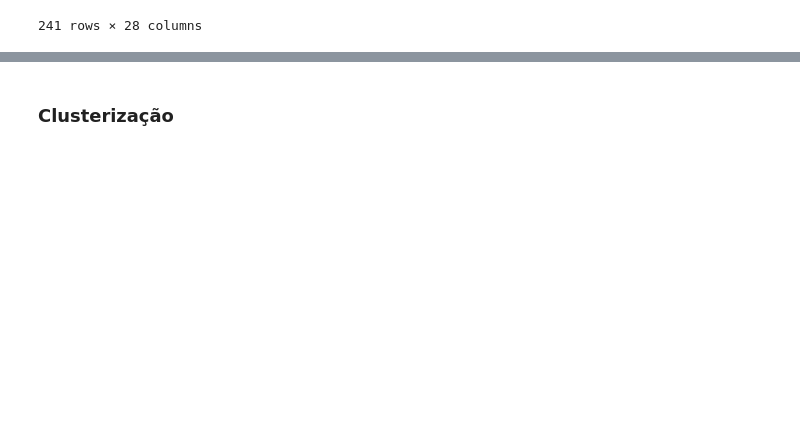
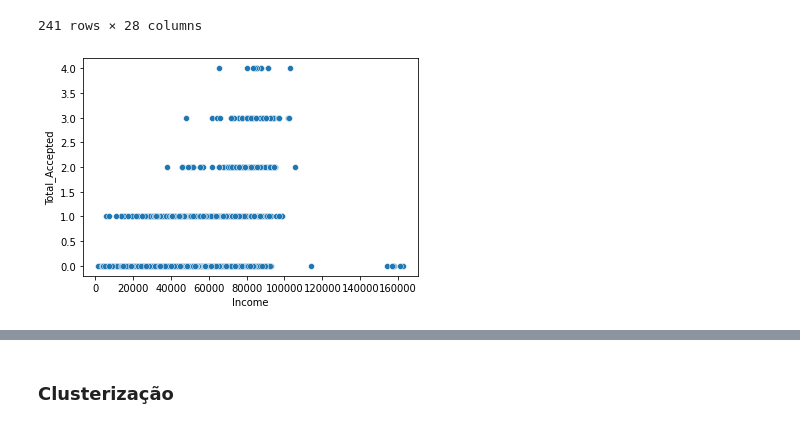
Before and after one commit to Pedro4010/caseifood, a Jupyter notebook: caseifood.ipynb, the cells around one changed output, grey strips where cells are left out. Drawn from its saved outputs; the diff is of its cells as text; code cells hidden in the pictures; blank space fills up the shorter version.

```diff
--- a/caseifood.ipynb
+++ b/caseifood.ipynb
@@ -419,3 +419,8 @@ customers_deals
 | 4201 | 2 | 57967.0 | 39 | 229 | 7 | 137 | 4 | 0 | ... |
 | 4001 | 3 | 64014.0 | 56 | 406 | 0 | 30 | 0 | 0 | ... |
 241 rows × 28 columns
+# %%
+sns.scatterplot(x="Income", y = "Total_Accepted", data=customers)
+plt.show()
+# %% [output]
+[figure, added]
```
Also changed, not shown: parts of 25 cells of this notebook.
